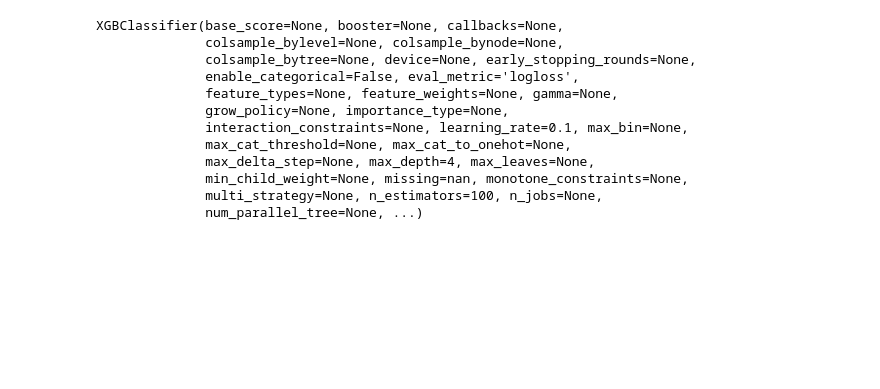
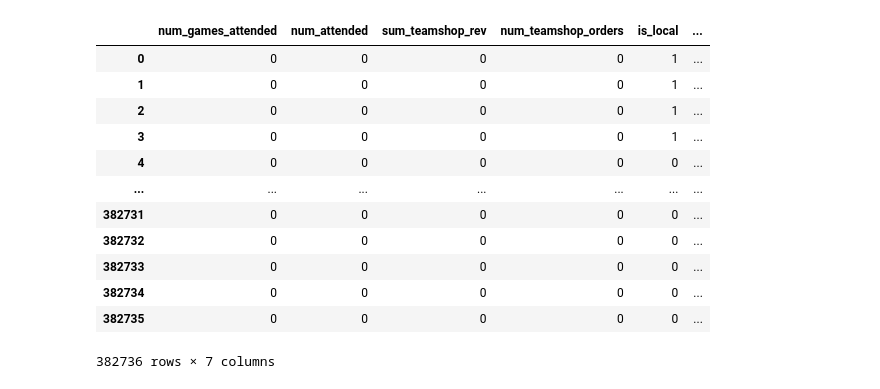
Before and after one commit to riffere-fla/pandas_party, a Jupyter notebook: lead_scoring.ipynb, the cells around one changed output. Cells and saved outputs as stored; diff of their text form; code cells hidden in the pictures; blank space fills up the shorter version.

```diff
--- a/lead_scoring.ipynb
+++ b/lead_scoring.ipynb
@@ -82 +255,21 @@ base_df
+# %%
+y_predicted = model.predict(x_test)
+
+x_test['predicted'] = y_predicted
+
+x_test
+# %% [output]
+|  | num_games_attended | num_attended | sum_teamshop_rev | num_teamshop_orders | is_local | ... |
+| 0 | 0 | 0 | 0 | 0 | 1 | ... |
+| 1 | 0 | 0 | 0 | 0 | 1 | ... |
+| 2 | 0 | 0 | 0 | 0 | 1 | ... |
+| 3 | 0 | 0 | 0 | 0 | 1 | ... |
+| 4 | 0 | 0 | 0 | 0 | 0 | ... |
+| ... | ... | ... | ... | ... | ... | ... |
+| 382731 | 0 | 0 | 0 | 0 | 0 | ... |
+| 382732 | 0 | 0 | 0 | 0 | 0 | ... |
+| 382733 | 0 | 0 | 0 | 0 | 0 | ... |
+| 382734 | 0 | 0 | 0 | 0 | 0 | ... |
+| 382735 | 0 | 0 | 0 | 0 | 0 | ... |
+382736 rows × 7 columns
 # %%
@@ -218,42 +411,29 @@ master_training_set = create_customer_snapshot(training_base, purchases, contact
 # %%
-# 1. Prepare X and y
-# Drop IDs and the Target column for training
-features = master_training_set.drop(["primary_ticketing_id", "contact_date", "label"])
-target = master_training_set["label"]
+# # 1. Prepare X and y
+# # Drop IDs and the Target column for training
+# features = master_training_set.drop(["primary_ticketing_id", "contact_date", "label"])
+# target = master_training_set["label"]
 
-# 2. Split (Use 80/20)
-X_train, X_test, y_train, y_test = train_test_split(
-    features.to_pandas(),
-    target.to_pandas(),
-    test_size=0.2,
-    random_state=42
-)
+# # 2. Split (Use 80/20)
+# X_train, X_test, y_train, y_test = train_test_split(
+#     features.to_pandas(),
+#     target.to_pandas(),
+#     test_size=0.2,
+#     random_state=42
+# )
 
-# 3. Handle Imbalance (The 'Quasar' Ratio)
-# Calculate how many 0s there are for every 1
-ratio = (target == 0).sum() / (target == 1).sum()
+# # 3. Handle Imbalance (The 'Quasar' Ratio)
+# # Calculate how many 0s there are for every 1
+# ratio = (target == 0).sum() / (target == 1).sum()
 
-# 4. Initialize and Train
-model = xgb.XGBClassifier(
-    n_estimators=100,
-    max_depth=4,
-    learning_rate=0.1,
-    scale_pos_weight=ratio, # This makes the model 'care' more about the rare buyers
-    eval_metric="logloss"
-)
+# # 4. Initialize and Train
+# model = xgb.XGBClassifier(
+#     n_estimators=100,
+#     max_depth=4,
+#     learning_rate=0.1,
+#     scale_pos_weight=ratio, # This makes the model 'care' more about the rare buyers
+#     eval_metric="logloss"
+# )
 
-model.fit(X_train, y_train)
+# model.fit(X_train, y_train)
-# %% [output]
-XGBClassifier(base_score=None, booster=None, callbacks=None,
-              colsample_bylevel=None, colsample_bynode=None,
-              colsample_bytree=None, device=None, early_stopping_rounds=None,
-              enable_categorical=False, eval_metric='logloss',
-              feature_types=None, feature_weights=None, gamma=None,
-              grow_policy=None, importance_type=None,
-              interaction_constraints=None, learning_rate=0.1, max_bin=None,
-              max_cat_threshold=None, max_cat_to_onehot=None,
-              max_delta_step=None, max_depth=4, max_leaves=None,
-              min_child_weight=None, missing=nan, monotone_constraints=None,
-              multi_strategy=None, n_estimators=100, n_jobs=None,
-              num_parallel_tree=None, ...)
 # %%
```
Also changed, not shown: parts of 25 cells of this notebook.
